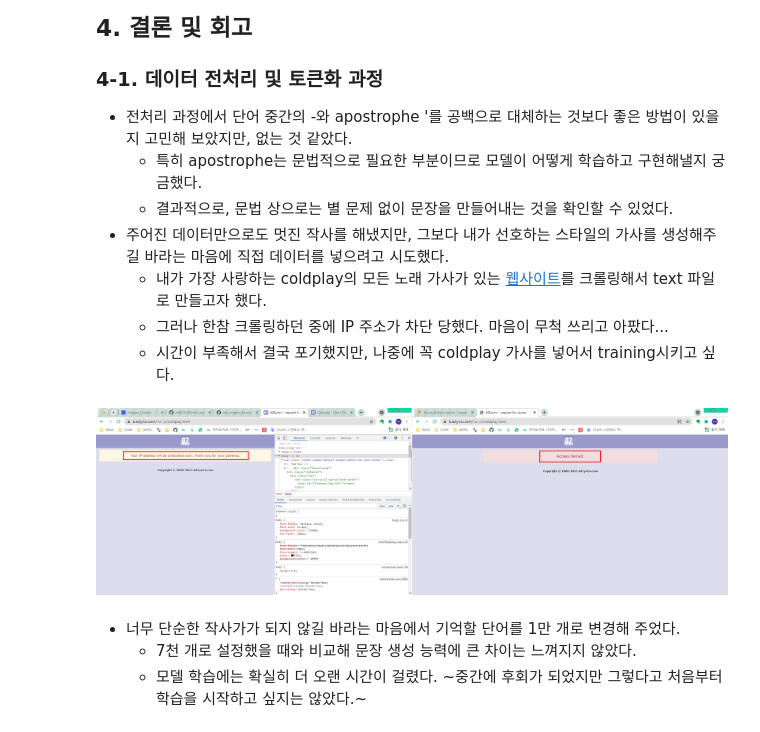
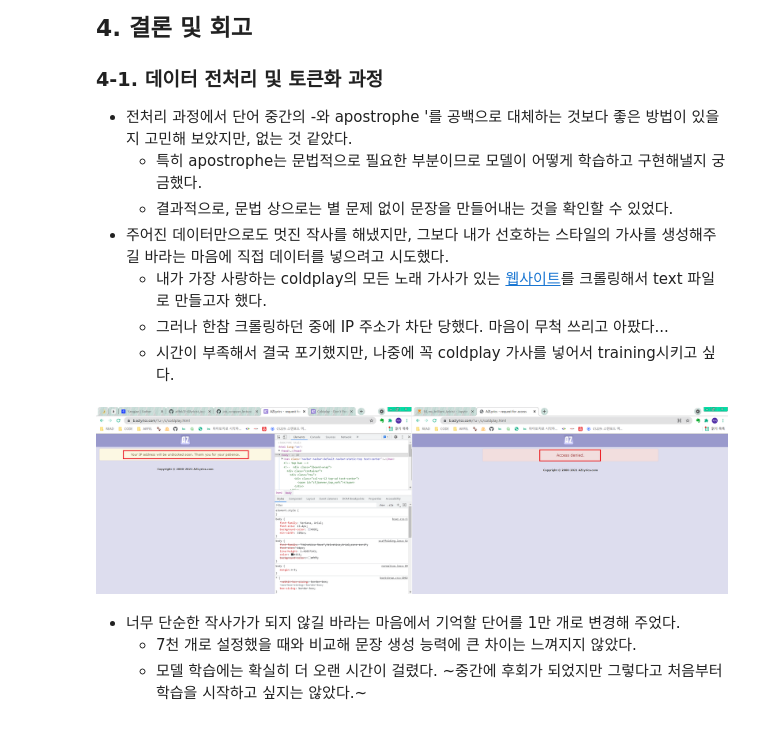
Before and after one commit to nanunzoey/aiffel_projects, a Jupyter notebook: exploration/E4_my_brilliant_lyricist.ipynb, the cells around one changed output. Saved outputs shown, nothing was run; the diff lists cells and outputs as text; code cells hidden in the pictures.

```diff
--- a/exploration/E4_my_brilliant_lyricist.ipynb
+++ b/exploration/E4_my_brilliant_lyricist.ipynb
@@ -627,8 +629,10 @@ generate_text(model, tokenizer, init_sentence="<start> trust")
     - 내가 가장 사랑하는 coldplay의 모든 노래 가사가 있는 [웹사이트](https://b.azlyrics.com/?u=/c/coldplay.html)를 크롤링해서 text 파일로 만들고자 했다.
     - 그러나 한참 크롤링하던 중에 IP 주소가 차단 당했다. 마음이 무척 쓰리고 아팠다...
     - 시간이 부족해서 결국 포기했지만, 나중에 꼭 coldplay 가사를 넣어서 training시키고 싶다.
-# %% [markdown]
-![image.png](attachment:image.png)
+# %%
+Image(os.getenv('HOME') + '/aiffel/aiffel_projects/data/lyricist/blocked.png')
+# %% [output]
+[figure, added]
 # %% [markdown]
 - 너무 단순한 작사가가 되지 않길 바라는 마음에서 기억할 단어를 1만 개로 변경해 주었다.
     - 7천 개로 설정했을 때와 비교해 문장 생성 능력에 큰 차이는 느껴지지 않았다.
```
Also changed, not shown: parts of 1 cell of this notebook.
